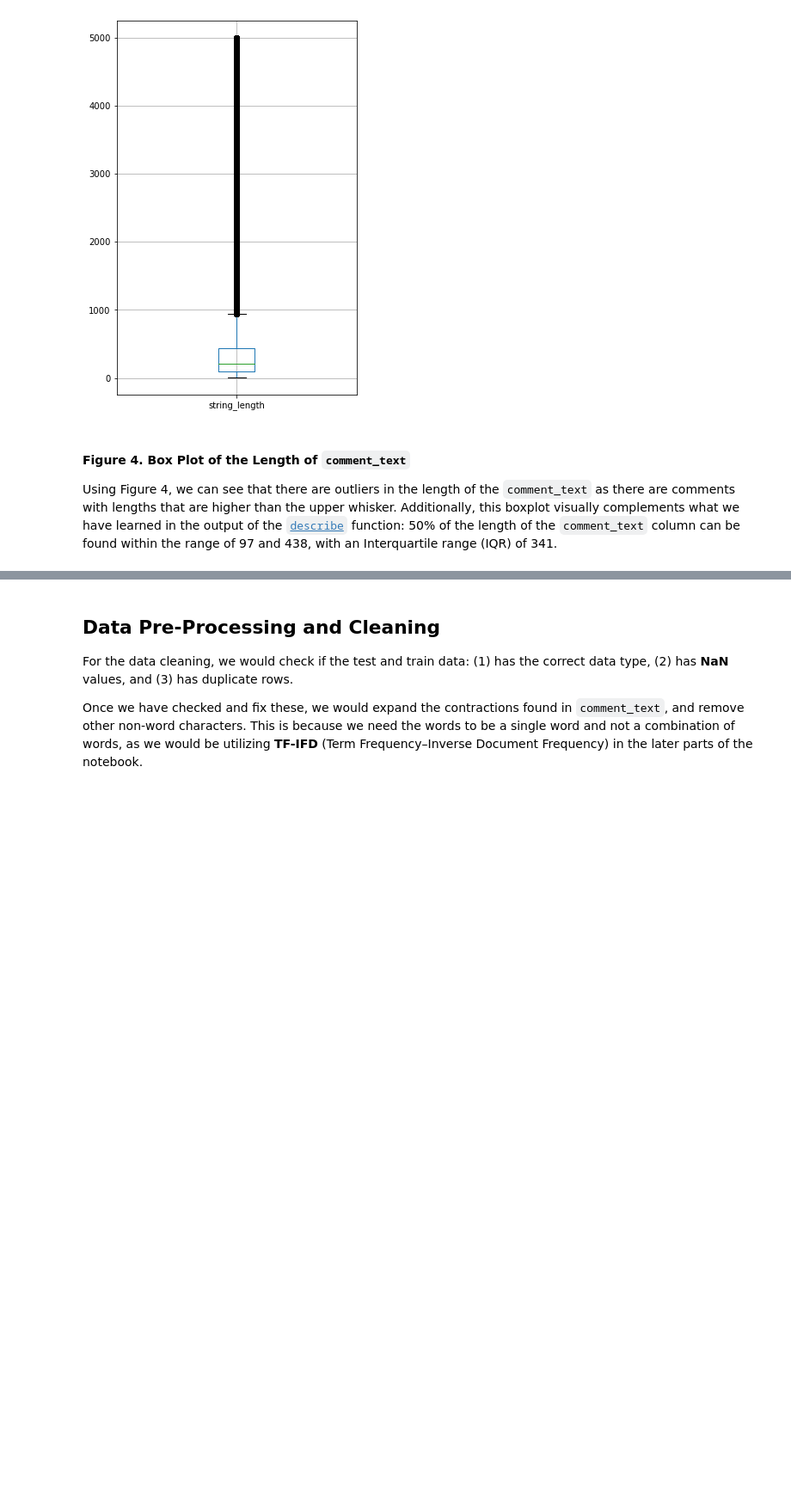
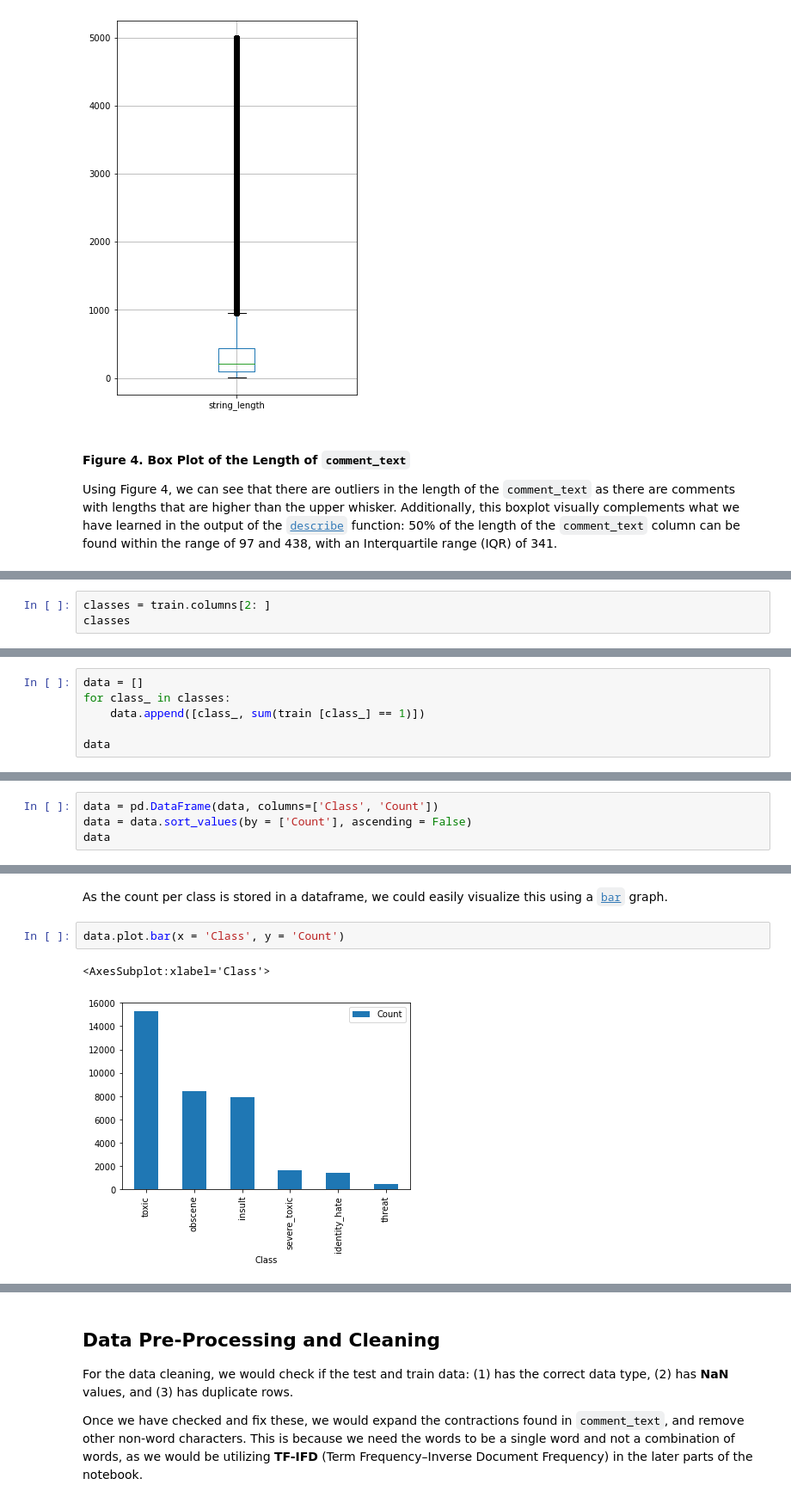
Before and after one commit to francheska-vicente/stintsy-project, a Jupyter notebook: ToxicComment_S13_Group8.ipynb, the cells around one changed output, grey strips where cells are left out. Shown at 86% size. Saved outputs shown, nothing was run; the diff lists cells and outputs as text; blank space fills up the shorter version.

```diff
--- a/ToxicComment_S13_Group8.ipynb
+++ b/ToxicComment_S13_Group8.ipynb
@@ -471,0 +478,3 @@ Using Figure 4, we can see that there are outliers in the length of the `comment
+# %%
+classes = train.columns[2: ]
+classes
@@ -471,0 +487,6 @@ Using Figure 4, we can see that there are outliers in the length of the `comment
+# %%
+data = []
+for class_ in classes:
+    data.append([class_, sum(train [class_] == 1)])
+
+data
@@ -471,0 +502,4 @@ Using Figure 4, we can see that there are outliers in the length of the `comment
+# %%
+data = pd.DataFrame(data, columns=['Class', 'Count'])
+data = data.sort_values(by = ['Count'], ascending = False)
+data
@@ -471,0 +514,7 @@ Using Figure 4, we can see that there are outliers in the length of the `comment
+# %% [markdown]
+As the count per class is stored in a dataframe, we could easily visualize this using a [`bar`](https://pandas.pydata.org/docs/reference/api/pandas.DataFrame.plot.bar.html) graph.
+# %%
+data.plot.bar(x = 'Class', y = 'Count')
+# %% [output]
+<AxesSubplot:xlabel='Class'>
+[figure, added]
```
Also changed, not shown: parts of 16 cells of this notebook.
